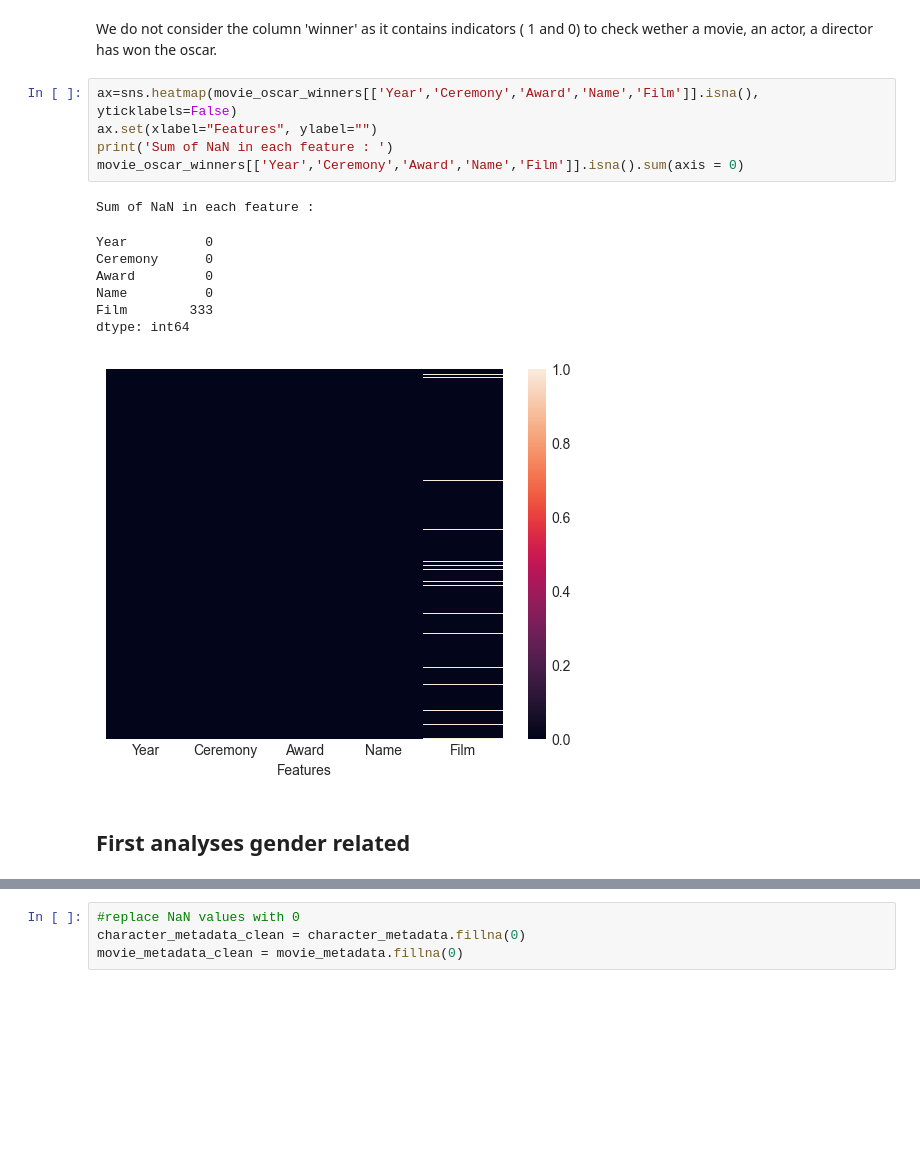
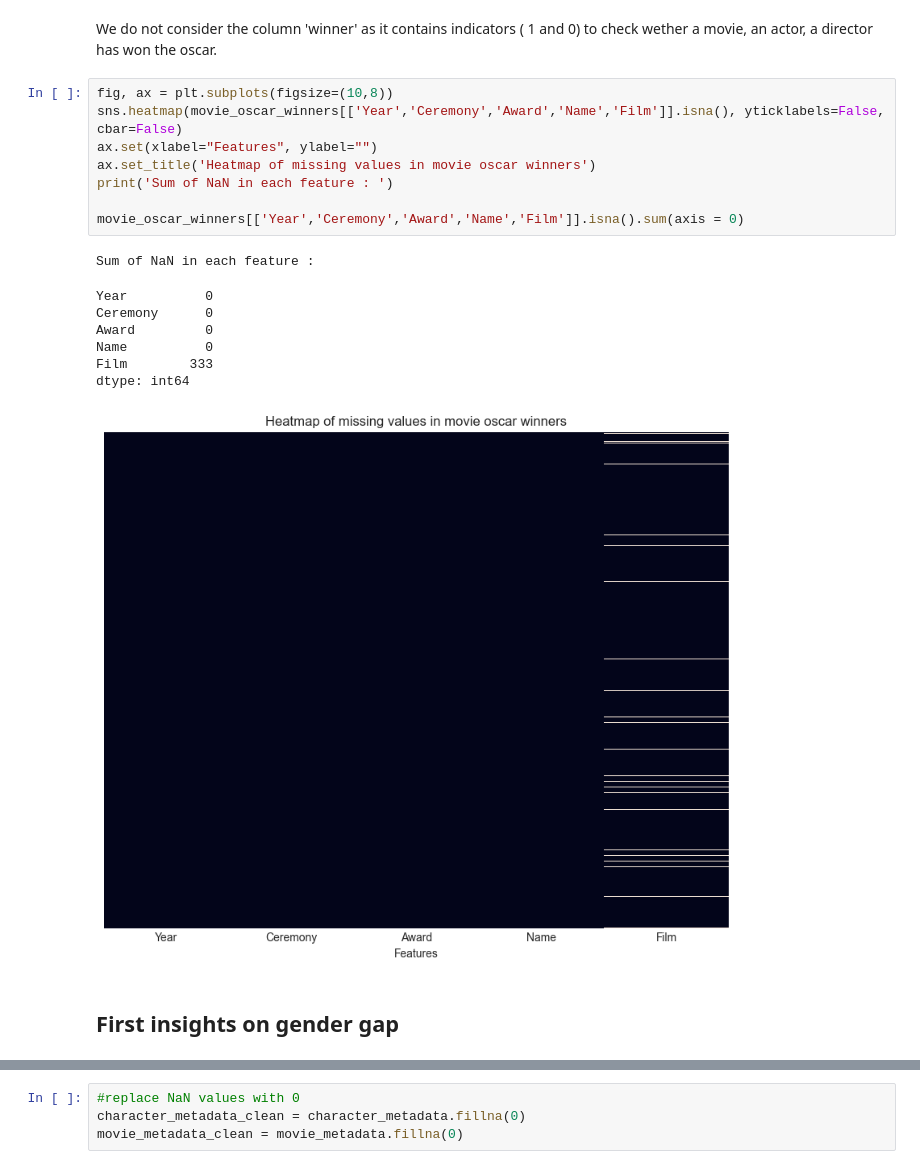
Before and after one commit to epfl-ada/ada-2022-project-cyga, a Jupyter notebook: preprocessing.ipynb, the cells around one changed output, grey strips where cells are left out. Saved outputs shown, nothing was run; the diff lists cells and outputs as text; blank space fills up the shorter version.

```diff
--- a/preprocessing.ipynb
+++ b/preprocessing.ipynb
@@ -515,19 +518,22 @@ dtype: bool
 # %% [markdown]
 We do not consider the column 'winner' as it contains indicators ( 1 and 0) to check wether a movie, an actor, a director has won the oscar.
 # %%
-ax=sns.heatmap(movie_oscar_winners[['Year','Ceremony','Award','Name','Film']].isna(), yticklabels=False)
+fig, ax = plt.subplots(figsize=(10,8))
+sns.heatmap(movie_oscar_winners[['Year','Ceremony','Award','Name','Film']].isna(), yticklabels=False, cbar=False)
 ax.set(xlabel="Features", ylabel="")
+ax.set_title('Heatmap of missing values in movie oscar winners')
 print('Sum of NaN in each feature : ')
+
 movie_oscar_winners[['Year','Ceremony','Award','Name','Film']].isna().sum(axis = 0)
 # %% [output]
 Sum of NaN in each feature :
 Year          0
 Ceremony      0
 Award         0
 Name          0
 Film        333
 dtype: int64
-[figure, old version]
+[figure, new version]
 # %% [markdown]
-## First analyses gender related
+## First insights on gender gap
 # %%
```
Also changed, not shown: parts of 46 cells of this notebook.
